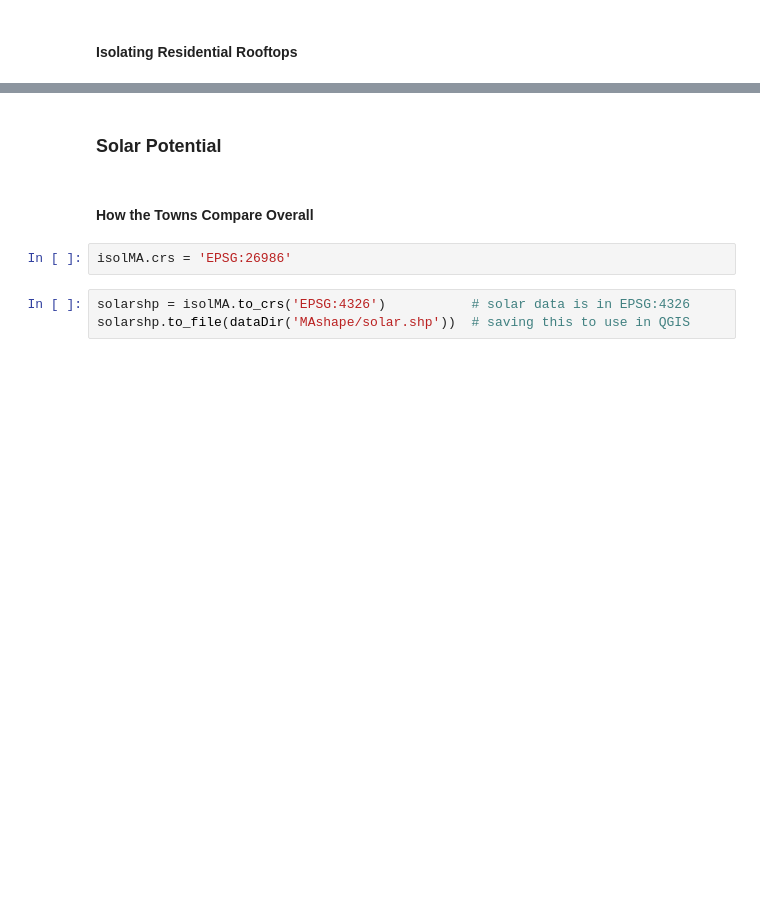
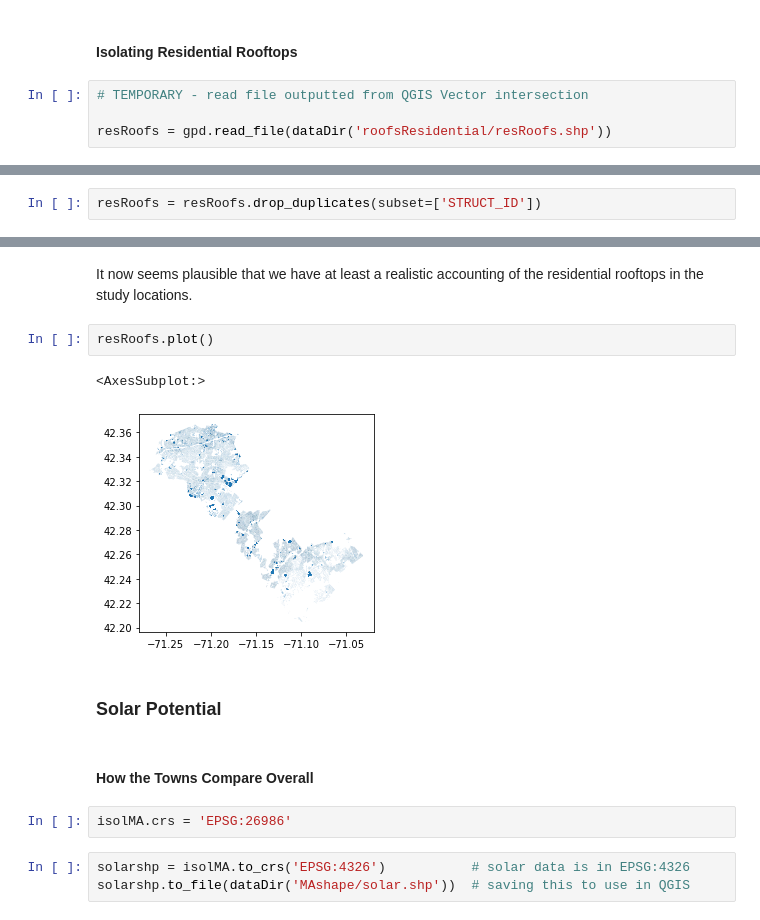
Before and after one commit to ghostpress/ma-solar, a Jupyter notebook: code/initViz.ipynb, the cells around one changed output, grey strips where cells are left out. Drawn from its saved outputs; the diff is of its cells as text; blank space fills up the shorter version.

Commit message:
Isolated residential rooftops in study locations

```diff
--- a/code/initViz.ipynb
+++ b/code/initViz.ipynb
@@ -653,2 +655,6 @@ resParcels = gpd.GeoDataFrame(pd.concat([resParcNewton, resParcMilton,
 # %% [markdown]
 #### Isolating Residential Rooftops
+# %%
+# TEMPORARY - read file outputted from QGIS Vector intersection
+
+resRoofs = gpd.read_file(dataDir('roofsResidential/resRoofs.shp'))
@@ -654,0 +682,2 @@ resParcels = gpd.GeoDataFrame(pd.concat([resParcNewton, resParcMilton,
+# %%
+resRoofs = resRoofs.drop_duplicates(subset=['STRUCT_ID'])
@@ -655,3 +700,10 @@ resParcels = gpd.GeoDataFrame(pd.concat([resParcNewton, resParcMilton,
+# %% [markdown]
+It now seems plausible that we have at least a realistic accounting of the residential rooftops in the study locations.
+# %%
+resRoofs.plot()
+# %% [output]
+<AxesSubplot:>
+[figure, added]
 # %% [markdown]
 ### Solar Potential
 # %% [markdown]
```
Also changed, not shown: parts of 9 cells of this notebook.
